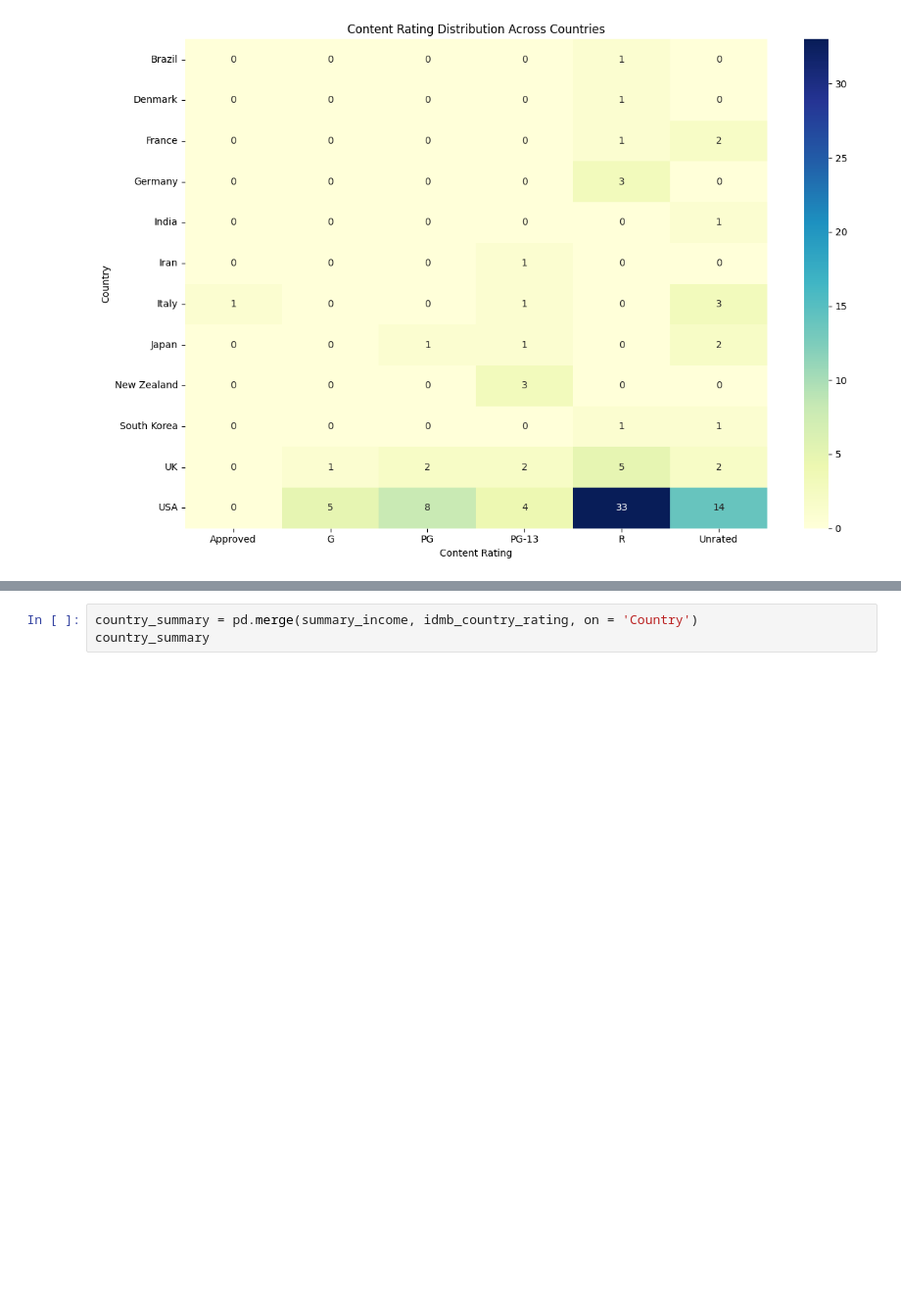
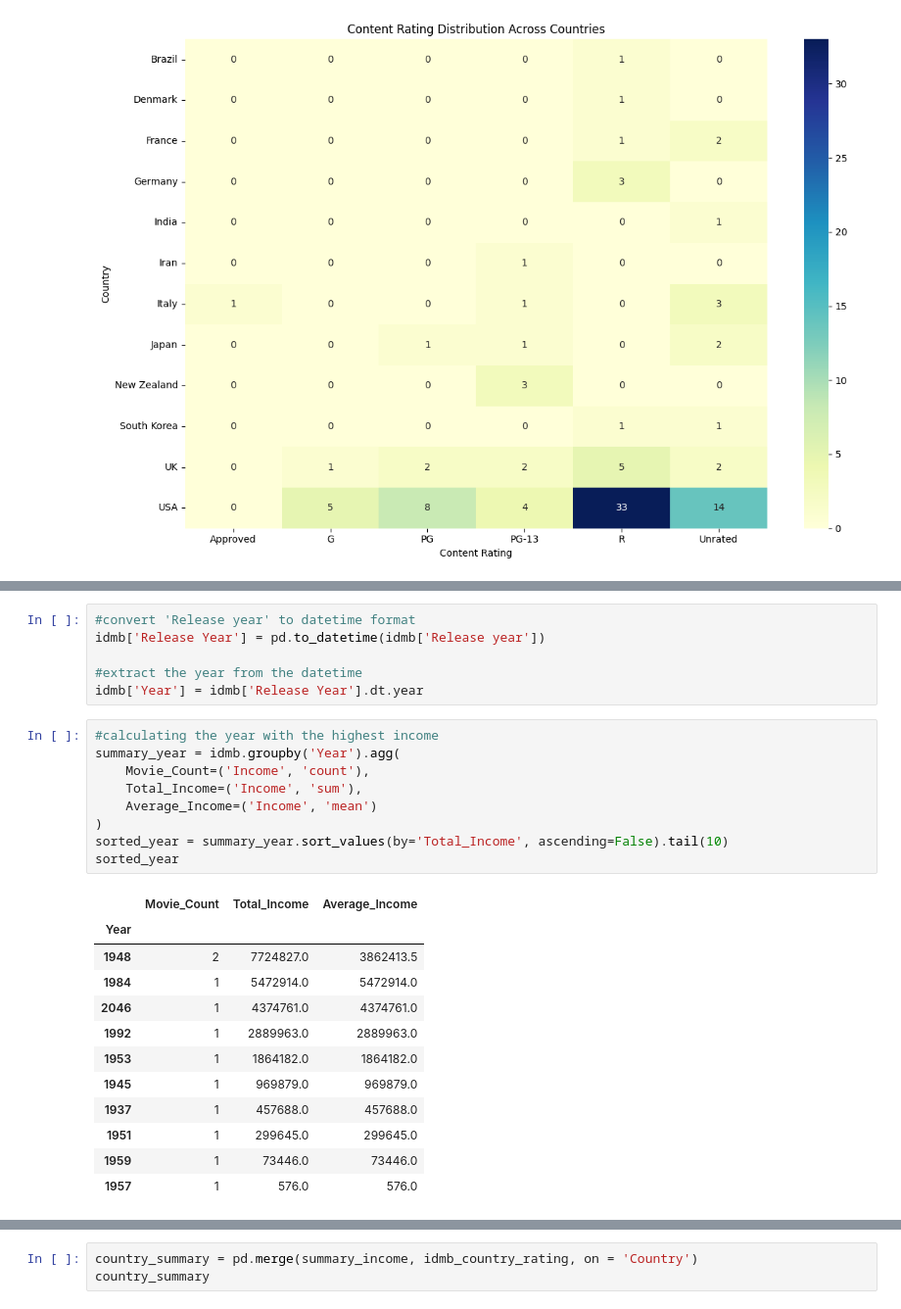
Before and after one commit to AyaUchiv/IDMB_MOVIE_DATASET, a Jupyter notebook: ANALYSIS/idmb_analysis.ipynb, the cells around one changed output, grey strips where cells are left out. Shown at 98% size. Saved outputs shown, nothing was run; the diff lists cells and outputs as text; blank space fills up the shorter version.

```diff
--- a/ANALYSIS/idmb_analysis.ipynb
+++ b/ANALYSIS/idmb_analysis.ipynb
@@ -154,0 +146,28 @@ plt.show()
+# %%
+#convert 'Release year' to datetime format
+idmb['Release Year'] = pd.to_datetime(idmb['Release year'])
+
+#extract the year from the datetime
+idmb['Year'] = idmb['Release Year'].dt.year
+# %%
+#calculating the year with the highest income
+summary_year = idmb.groupby('Year').agg(
+    Movie_Count=('Income', 'count'),
+    Total_Income=('Income', 'sum'),
+    Average_Income=('Income', 'mean')
+)
+sorted_year = summary_year.sort_values(by='Total_Income', ascending=False).tail(10)
+sorted_year
+# %% [output]
+|  | Movie_Count | Total_Income | Average_Income |
+| Year |  |  |  |
+| 1948 | 2 | 7724827.0 | 3862413.5 |
+| 1984 | 1 | 5472914.0 | 5472914.0 |
+| 2046 | 1 | 4374761.0 | 4374761.0 |
+| 1992 | 1 | 2889963.0 | 2889963.0 |
+| 1953 | 1 | 1864182.0 | 1864182.0 |
+| 1945 | 1 | 969879.0 | 969879.0 |
+| 1937 | 1 | 457688.0 | 457688.0 |
+| 1951 | 1 | 299645.0 | 299645.0 |
+| 1959 | 1 | 73446.0 | 73446.0 |
+| 1957 | 1 | 576.0 | 576.0 |
```
Also changed, not shown: parts of 9 cells of this notebook.
